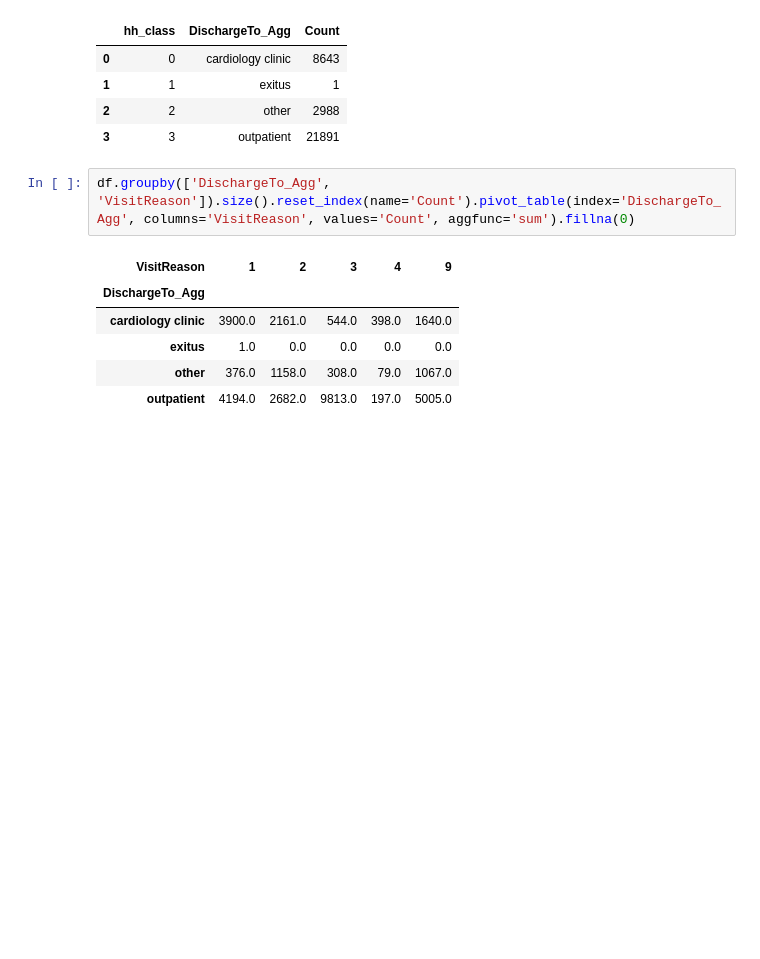
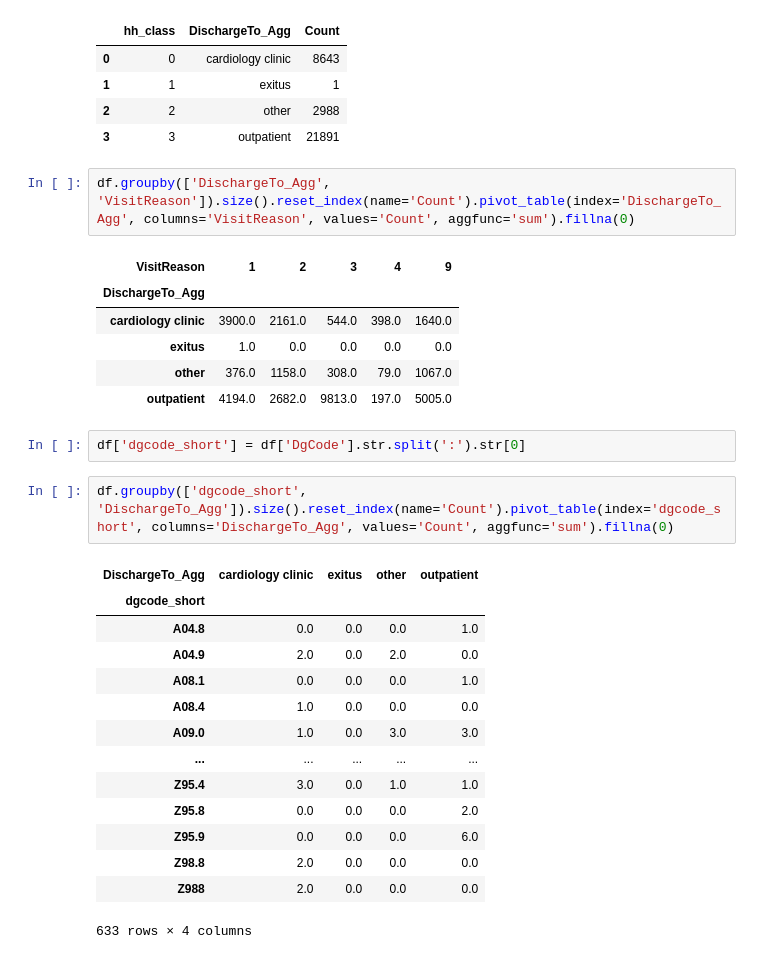
Before and after one commit to CaptainTrojan/hackhealth2023, a Jupyter notebook: test.ipynb, the cells around one changed output. Drawn from its saved outputs; the diff is of its cells as text; blank space fills up the shorter version.

```diff
--- a/test.ipynb
+++ b/test.ipynb
@@ -62,3 +62,22 @@ df.groupby(['DischargeTo_Agg', 'VisitReason']).size().reset_index(name='Count').
 | exitus | 1.0 | 0.0 | 0.0 | 0.0 | 0.0 |
 | other | 376.0 | 1158.0 | 308.0 | 79.0 | 1067.0 |
 | outpatient | 4194.0 | 2682.0 | 9813.0 | 197.0 | 5005.0 |
+# %%
+df['dgcode_short'] = df['DgCode'].str.split(':').str[0]
+# %%
+df.groupby(['dgcode_short', 'DischargeTo_Agg']).size().reset_index(name='Count').pivot_table(index='dgcode_short', columns='DischargeTo_Agg', values='Count', aggfunc='sum').fillna(0)
+# %% [output]
+| DischargeTo_Agg | cardiology clinic | exitus | other | outpatient |
+| dgcode_short |  |  |  |  |
+| A04.8 | 0.0 | 0.0 | 0.0 | 1.0 |
+| A04.9 | 2.0 | 0.0 | 2.0 | 0.0 |
+| A08.1 | 0.0 | 0.0 | 0.0 | 1.0 |
+| A08.4 | 1.0 | 0.0 | 0.0 | 0.0 |
+| A09.0 | 1.0 | 0.0 | 3.0 | 3.0 |
+| ... | ... | ... | ... | ... |
+| Z95.4 | 3.0 | 0.0 | 1.0 | 1.0 |
+| Z95.8 | 0.0 | 0.0 | 0.0 | 2.0 |
+| Z95.9 | 0.0 | 0.0 | 0.0 | 6.0 |
+| Z98.8 | 2.0 | 0.0 | 0.0 | 0.0 |
+| Z988 | 2.0 | 0.0 | 0.0 | 0.0 |
+633 rows × 4 columns
```
Also changed, not shown: parts of 5 cells of this notebook, 1 other file.
